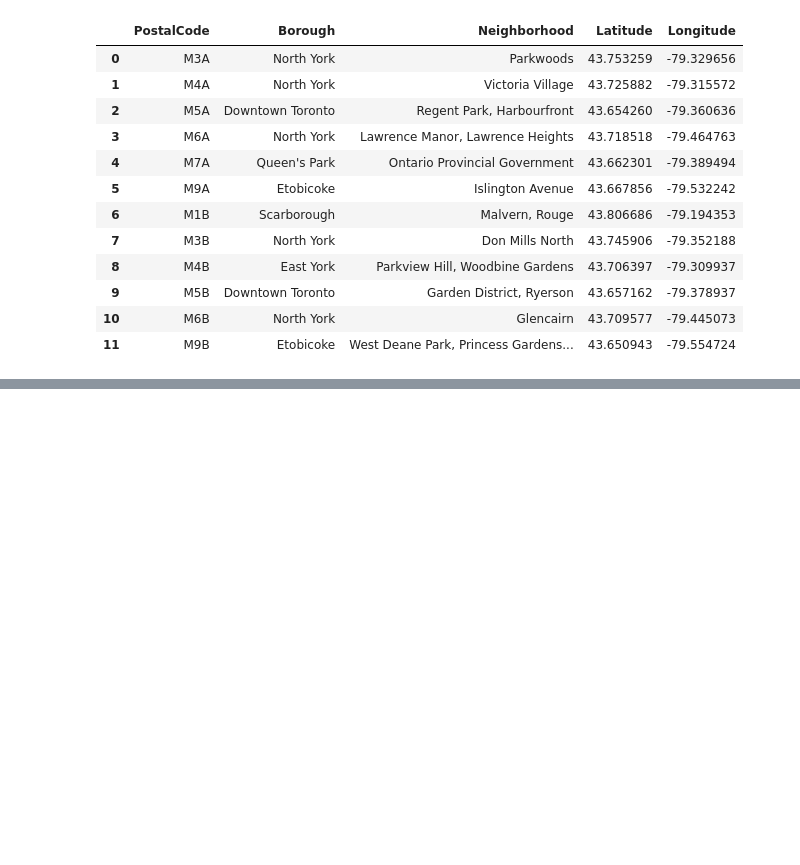
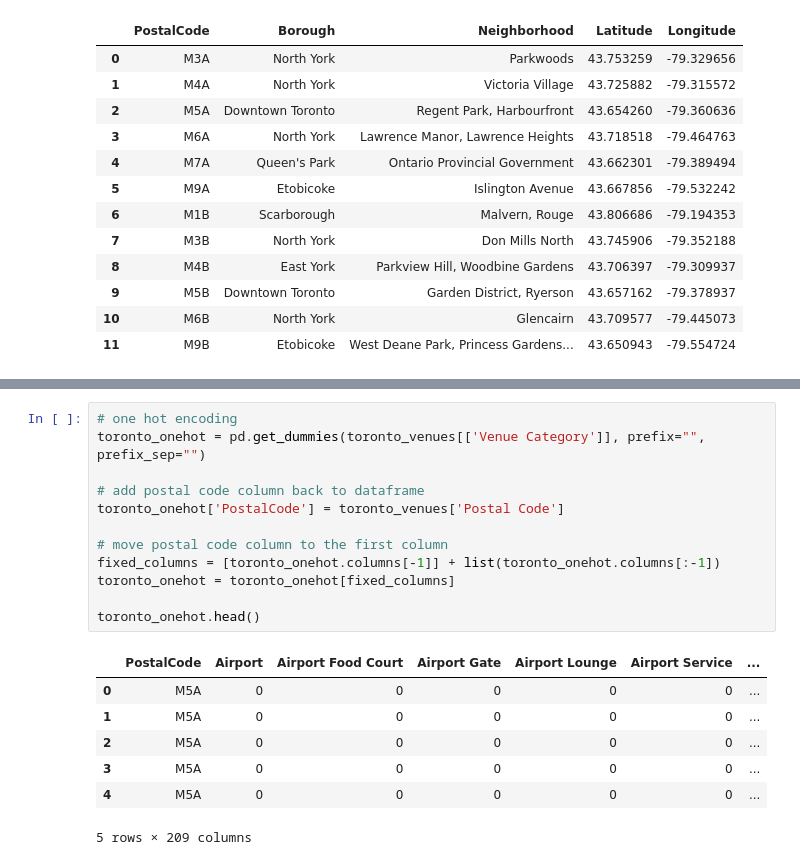
Before and after one commit to NickFreedman25/Coursera_Capstone, a Jupyter notebook: Coursera Capstone Project.ipynb, the cells around one changed output, grey strips where cells are left out. Saved outputs shown, nothing was run; the diff lists cells and outputs as text; blank space fills up the shorter version.

```diff
--- a/Coursera Capstone Project.ipynb
+++ b/Coursera Capstone Project.ipynb
@@ -92,0 +236,20 @@ df.head(12)
+# %%
+# one hot encoding
+toronto_onehot = pd.get_dummies(toronto_venues[['Venue Category']], prefix="", prefix_sep="")
+
+# add postal code column back to dataframe
+toronto_onehot['PostalCode'] = toronto_venues['Postal Code']
+
+# move postal code column to the first column
+fixed_columns = [toronto_onehot.columns[-1]] + list(toronto_onehot.columns[:-1])
+toronto_onehot = toronto_onehot[fixed_columns]
+
+toronto_onehot.head()
+# %% [output]
+|  | PostalCode | Airport | Airport Food Court | Airport Gate | Airport Lounge | Airport Service | ... |
+| 0 | M5A | 0 | 0 | 0 | 0 | 0 | ... |
+| 1 | M5A | 0 | 0 | 0 | 0 | 0 | ... |
+| 2 | M5A | 0 | 0 | 0 | 0 | 0 | ... |
+| 3 | M5A | 0 | 0 | 0 | 0 | 0 | ... |
+| 4 | M5A | 0 | 0 | 0 | 0 | 0 | ... |
+5 rows × 209 columns
```
Also changed, not shown: parts of 23 cells of this notebook.
